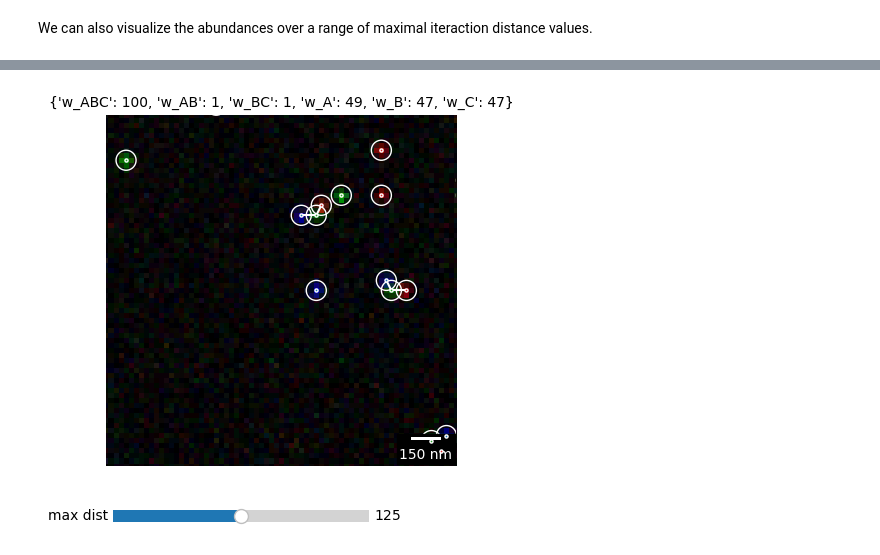
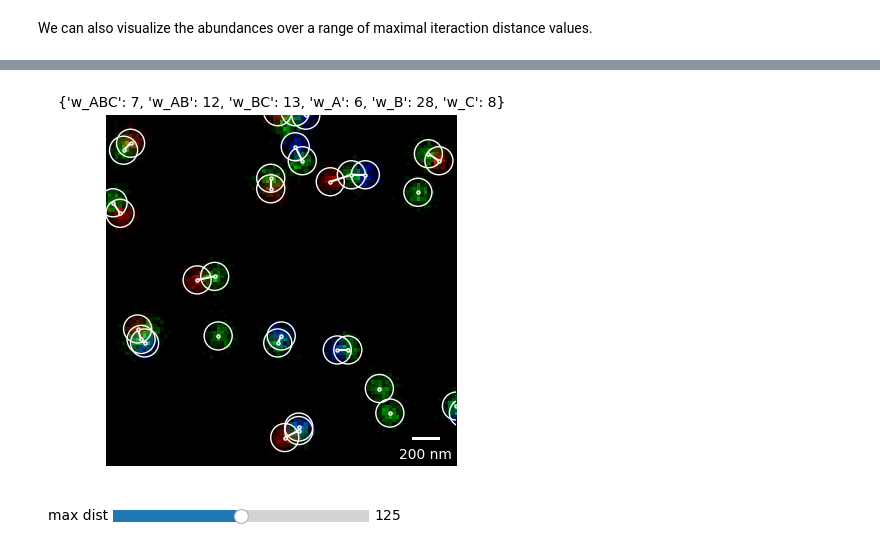
Before and after one commit to gnies/multi_match, a Jupyter notebook: examples/notebook_example.ipynb, the cells around one changed output, grey strips where cells are left out. Saved outputs shown, nothing was run; the diff lists cells and outputs as text; code cells hidden in the pictures.

```diff
--- a/examples/notebook_example.ipynb
+++ b/examples/notebook_example.ipynb
@@ -19,17 +19,17 @@ import multi_match
 # %%
 # First we read some example images and set the pixel to nanometer ratio
 
-data_folder = "/home/tnies/multi_match/examples/example_data/"
-image_A = io.imread(data_folder + '1_A.tif')
-image_B = io.imread(data_folder + '1_B.tif')
-image_C = io.imread(data_folder + '1_C.tif')
+image_A = io.imread('example_data/channel_A.tif')
+image_B = io.imread('example_data/channel_B.tif')
+image_C = io.imread('example_data/channel_C.tif')
 
 pixel_per_nanometer = 0.04
 nanometer_per_pixel = 1/pixel_per_nanometer
 # %%
-zoom_rect_corner = [100, 100]
-width_zoom = 70
-hight_zoom = 70
+# we now plot the images
+zoom_rect_corner = [30, 30]
+width_zoom = 100
+hight_zoom = 100
 
 fig, (ax0, ax1) = plt.subplots(1, 2)
 #$ plt.ioff()
@@ -70,7 +70,7 @@ z = multi_match.point_detection(image_C)
 
 # And find the matching within a certain distance
 
-maximum_interaction_distance = 100 * pixel_per_nanometer # distance in pixel
+maximum_interaction_distance = 200 * pixel_per_nanometer # distance in pixel
 match = multi_match.Multi_Matching([x, y, z], maximum_interaction_distance)
 # %% [markdown]
 The result of the point detection is illustrated bellow, followed by the chain like structures found.
@@ -175,26 +177,30 @@ mmr.plot_number_of_objects()
 # %%
+## Here we generate a slider for the maximal matching distance
+## The slider will though not work in the jupyter-notebook
+## To use the slider one can though execute the file example/example_matching_over_range.py
 fig, ax = plt.subplots()
 
 # Create a Rectangle patch
 
 ax.set_title("Detected chain structues")
 
 match.plot_match(channel_colors=colors, circle_color="white",
-                 segment_color="white", circle_alpha=1, scatter_edgecolors="white", scatter_size=5)
+                 segment_color="white", circle_alpha=1,
+                 scatter_edgecolors="white", scatter_size=5)
 
 ax.set_xlim([zoom_rect_corner[0], zoom_rect_corner[0] + width_zoom])
 ax.set_ylim([zoom_rect_corner[1], zoom_rect_corner[1] + hight_zoom])
 
 ax.imshow(background_image)
 ax.axis("off")
 scalebar = ScaleBar(0.04,
         "nm",
         length_fraction=0.10,
         box_color="black",
         color="white",
         location="lower right")
 scalebar.dx = 25
 ax.add_artist(scalebar)
 mmr.plot_match()
 # %% [output]
-[figure, old version]
+[figure, new version]
```
Also changed, not shown: parts of 6 cells of this notebook, 9 other files.
